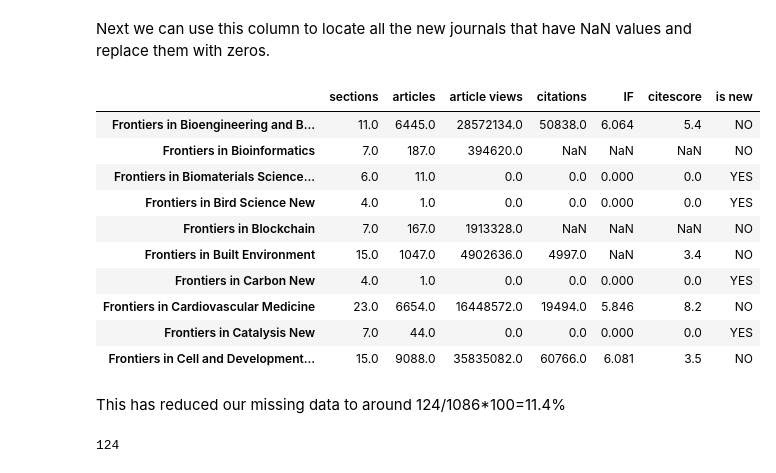
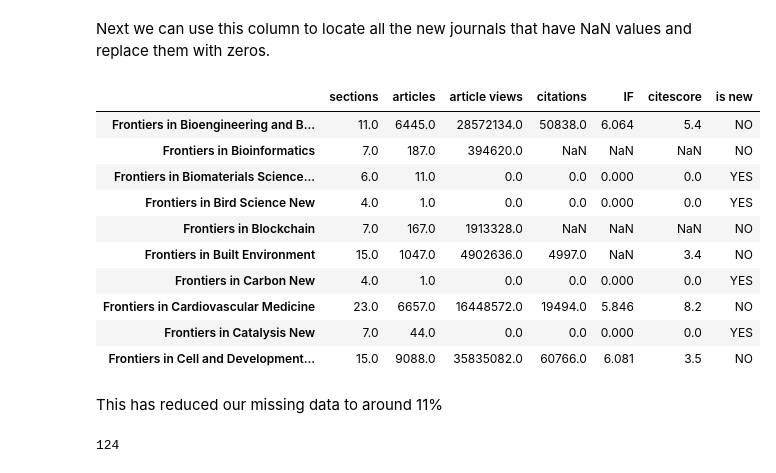
Before and after one commit to joshdev1/Frontiers, a Jupyter notebook: data_programming.ipynb, the cells around one changed output. Drawn from its saved outputs; the diff is of its cells as text; code cells hidden in the pictures.

```diff
--- a/data_programming.ipynb
+++ b/data_programming.ipynb
@@ -94,7 +97,7 @@ def get_journal_data(journals):
     for journal in journals:
         title = journal.find('h2', class_='JournalCard__title')
         metrics = journal.find_all('span', class_='JournalCard__data')
-        journal_data[title.text] = metric_to_dict(metrics)
+        journal_data[title.text.strip()] = metric_to_dict(metrics)
     return journal_data
 # %% [markdown]
 Now these values can be translated into a pandas dataframe. To make the data more interpretable the dataframe has been transposed so the journal metrics are the column headings and the journal name is the row index as each journal name is unique.
@@ -185,23 +188,22 @@ df_handel_nulls["is new"] = is_new
 # %% [markdown]
 Next we can use this column to locate all the new journals that have NaN values and replace them with zeros.
 # %%
-df_handel_nulls.is_copy = False
 df_handel_nulls.loc[df_handel_nulls["is new"] == "YES"] = df_handel_nulls.fillna(0)
 display(df_handel_nulls[20:30])
 # %% [output]
 |  | sections | articles | article views | citations | IF | citescore | is new |
 | Frontiers in Bioengineering and B... | 11.0 | 6445.0 | 28572134.0 | 50838.0 | 6.064 | 5.4 | NO |
 | Frontiers in Bioinformatics | 7.0 | 187.0 | 394620.0 | NaN | NaN | NaN | NO |
 | Frontiers in Biomaterials Science... | 6.0 | 11.0 | 0.0 | 0.0 | 0.000 | 0.0 | YES |
 | Frontiers in Bird Science New | 4.0 | 1.0 | 0.0 | 0.0 | 0.000 | 0.0 | YES |
 | Frontiers in Blockchain | 7.0 | 167.0 | 1913328.0 | NaN | NaN | NaN | NO |
 | Frontiers in Built Environment | 15.0 | 1047.0 | 4902636.0 | 4997.0 | NaN | 3.4 | NO |
 | Frontiers in Carbon New | 4.0 | 1.0 | 0.0 | 0.0 | 0.000 | 0.0 | YES |
-| Frontiers in Cardiovascular Medicine | 23.0 | 6654.0 | 16448572.0 | 19494.0 | 5.846 | 8.2 | NO |
+| Frontiers in Cardiovascular Medicine | 23.0 | 6657.0 | 16448572.0 | 19494.0 | 5.846 | 8.2 | NO |
 | Frontiers in Catalysis New | 7.0 | 44.0 | 0.0 | 0.0 | 0.000 | 0.0 | YES |
 | Frontiers in Cell and Development... | 15.0 | 9088.0 | 35835082.0 | 60766.0 | 6.081 | 3.5 | NO |
 # %% [markdown]
-This has reduced our missing data to around 124/1086*100=11.4%
+This has reduced our missing data to around 11%
 # %%
 df_handel_nulls.isnull().sum().sum()
 # %% [output]
```
Also changed, not shown: parts of 10 cells of this notebook.
